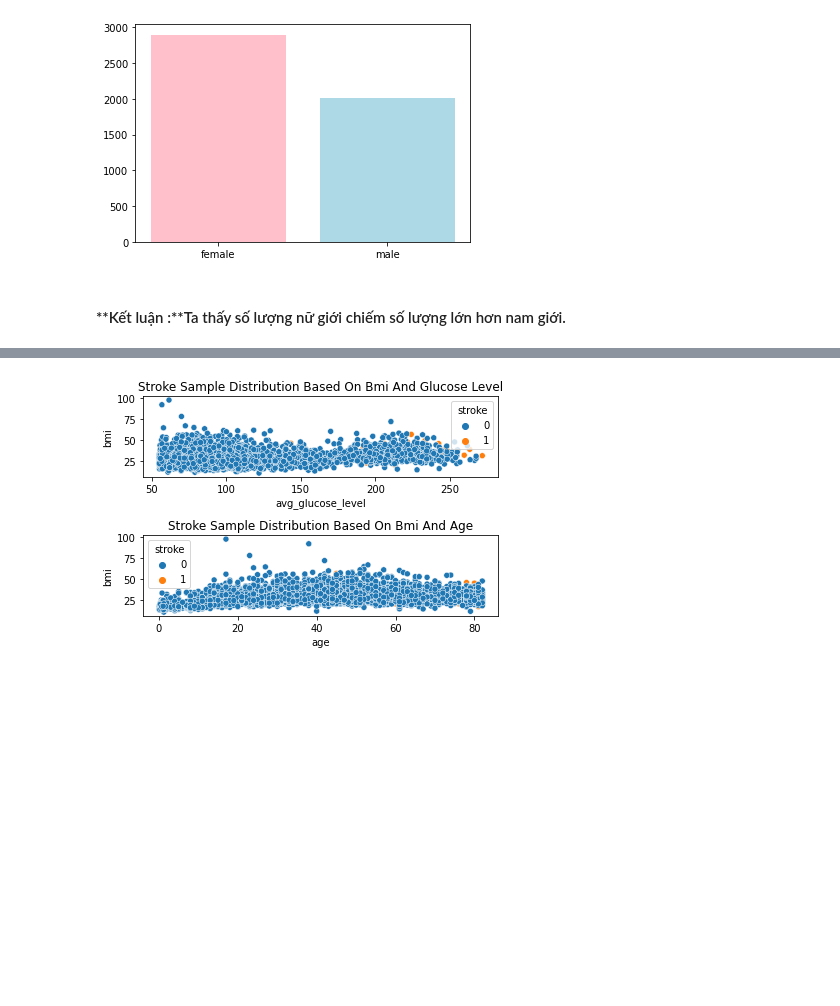
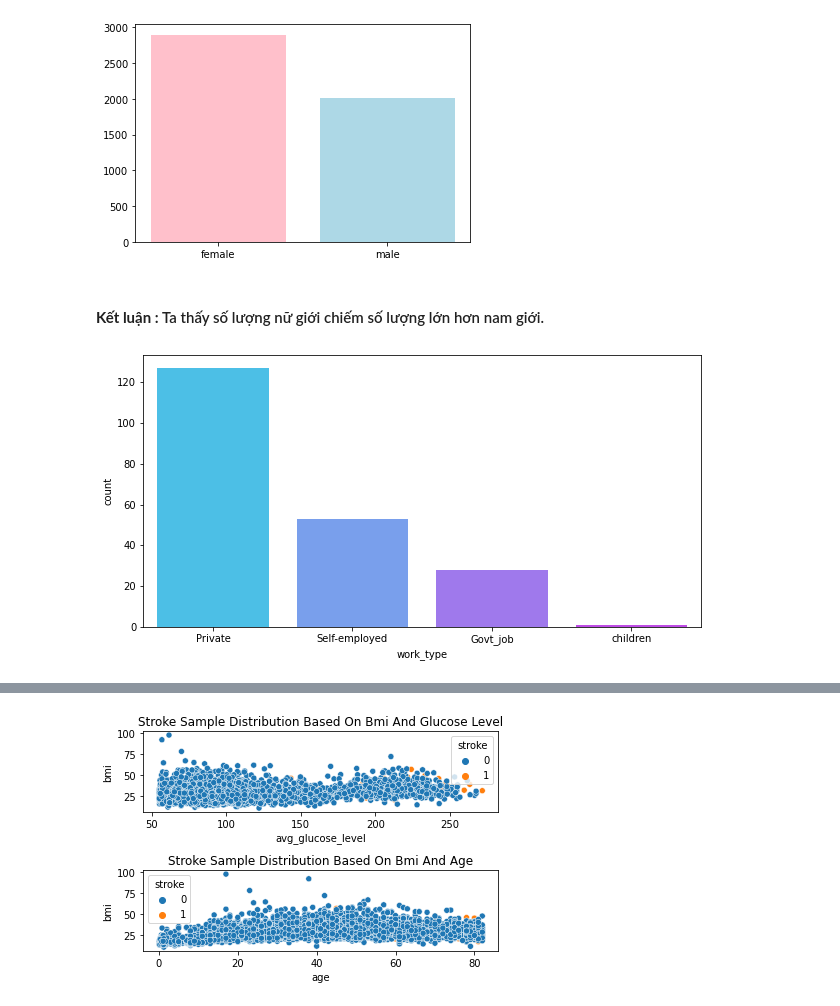
Before and after one commit to danhhuynh25029/XGBoost, a Jupyter notebook: XGBoost_Classfication.ipynb, the cells around one changed output, grey strips where cells are left out. Saved outputs shown, nothing was run; the diff lists cells and outputs as text; code cells hidden in the pictures; blank space fills up the shorter version.

```diff
--- a/XGBoost_Classfication.ipynb
+++ b/XGBoost_Classfication.ipynb
@@ -103,4 +103,10 @@ plt.bar(['female','male'],[f.count()[0],m.count()[0]],color=('pink','lightblue')
 <BarContainer object of 2 artists>
 [figure]
 # %% [markdown]
-#### **Kết luận :**Ta thấy số lượng nữ giới chiếm số lượng lớn hơn nam giới.
+#### **Kết luận :**  Ta thấy số lượng nữ giới chiếm số lượng lớn hơn nam giới.
+# %%
+stroke = df[df['stroke'] == 1]
+plt.figure(figsize=(10,5))
+sns.countplot(data=stroke,x='work_type',palette='cool');
+# %% [output]
+[figure, added]
```
Also changed, not shown: parts of 26 cells of this notebook, 2 other files.
